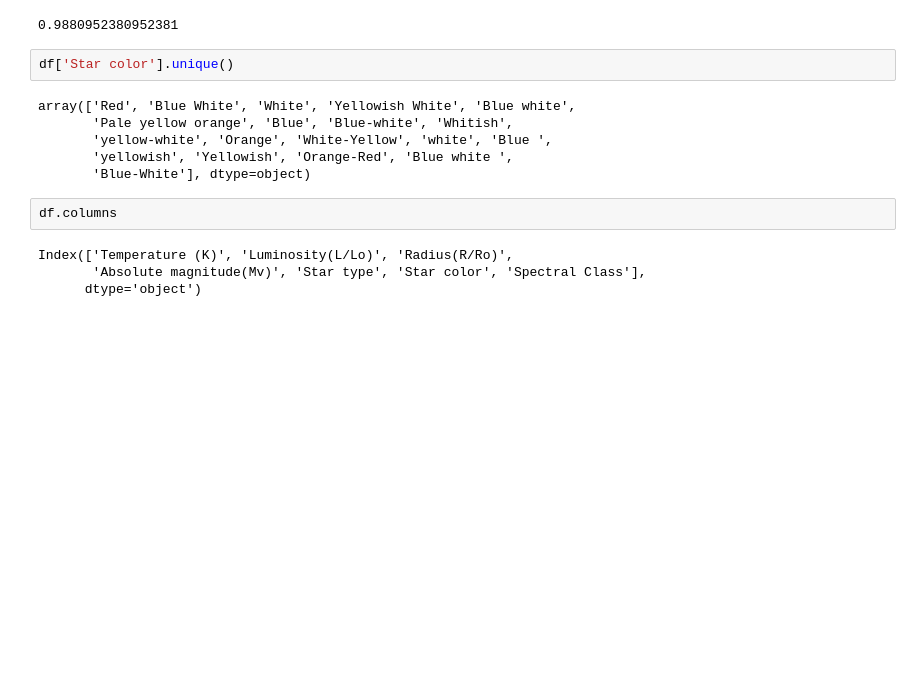
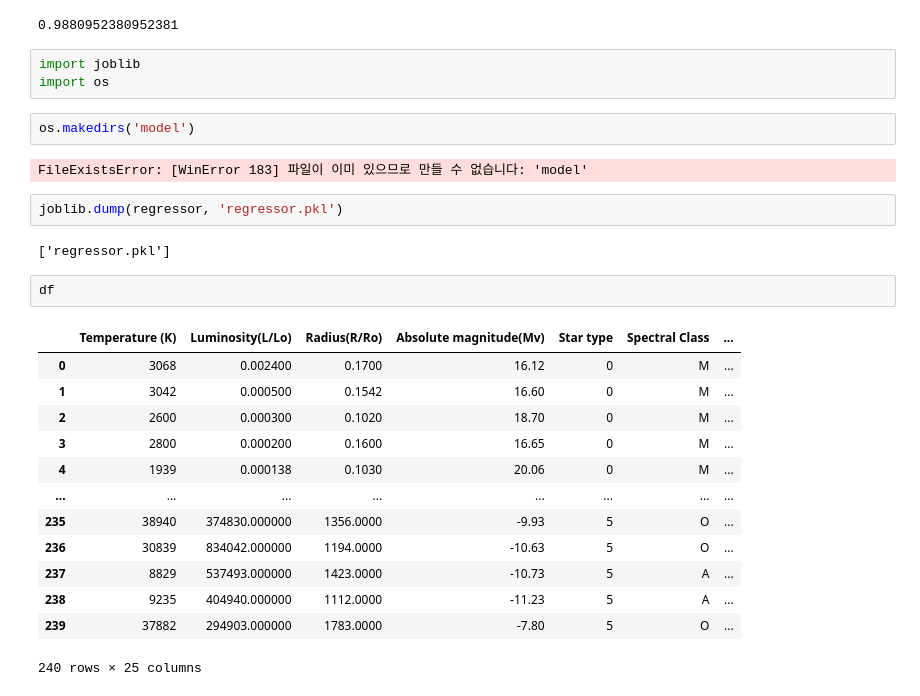
Before and after one commit to geonhwi05/streamlit_star_types, a Jupyter notebook: star_type.ipynb, the cells around one changed output. Saved outputs shown, nothing was run; the diff lists cells and outputs as text; blank space fills up the shorter version.

```diff
--- a/star_type.ipynb
+++ b/star_type.ipynb
@@ -270,17 +265,30 @@ y_pred_train = regressor.predict(X_train)
 accuracy_score(y_train, y_pred_train)
 # %% [output]
 0.9880952380952381
-# %%
-df['Star color'].unique()
-# %% [output]
-array(['Red', 'Blue White', 'White', 'Yellowish White', 'Blue white',
-       'Pale yellow orange', 'Blue', 'Blue-white', 'Whitish',
-       'yellow-white', 'Orange', 'White-Yellow', 'white', 'Blue ',
-       'yellowish', 'Yellowish', 'Orange-Red', 'Blue white ',
-       'Blue-White'], dtype=object)
-# %%
-df.columns
-# %% [output]
-Index(['Temperature (K)', 'Luminosity(L/Lo)', 'Radius(R/Ro)',
-       'Absolute magnitude(Mv)', 'Star type', 'Star color', 'Spectral Class'],
-      dtype='object')
+# %%
+import joblib
+import os
+# %%
+os.makedirs('model')
+# %% [output]
+FileExistsError: [WinError 183] 파일이 이미 있으므로 만들 수 없습니다: 'model'
+# %%
+joblib.dump(regressor, 'regressor.pkl')
+# %% [output]
+['regressor.pkl']
+# %%
+df
+# %% [output]
+|  | Temperature (K) | Luminosity(L/Lo) | Radius(R/Ro) | Absolute magnitude(Mv) | Star type | Spectral Class | ... |
+| 0 | 3068 | 0.002400 | 0.1700 | 16.12 | 0 | M | ... |
+| 1 | 3042 | 0.000500 | 0.1542 | 16.60 | 0 | M | ... |
+| 2 | 2600 | 0.000300 | 0.1020 | 18.70 | 0 | M | ... |
+| 3 | 2800 | 0.000200 | 0.1600 | 16.65 | 0 | M | ... |
+| 4 | 1939 | 0.000138 | 0.1030 | 20.06 | 0 | M | ... |
+| ... | ... | ... | ... | ... | ... | ... | ... |
+| 235 | 38940 | 374830.000000 | 1356.0000 | -9.93 | 5 | O | ... |
+| 236 | 30839 | 834042.000000 | 1194.0000 | -10.63 | 5 | O | ... |
+| 237 | 8829 | 537493.000000 | 1423.0000 | -10.73 | 5 | A | ... |
+| 238 | 9235 | 404940.000000 | 1112.0000 | -11.23 | 5 | A | ... |
+| 239 | 37882 | 294903.000000 | 1783.0000 | -7.80 | 5 | O | ... |
+240 rows × 25 columns
```
Also changed, not shown: parts of 7 cells of this notebook, 6 other files.
